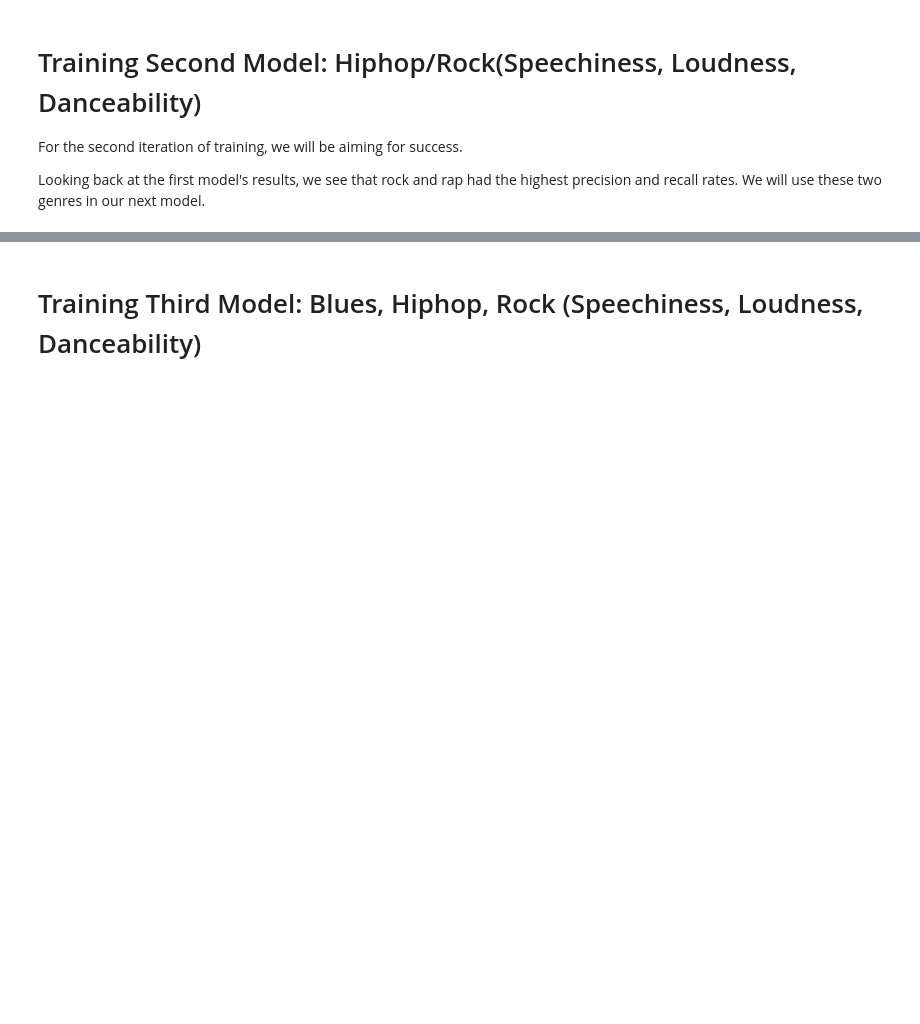
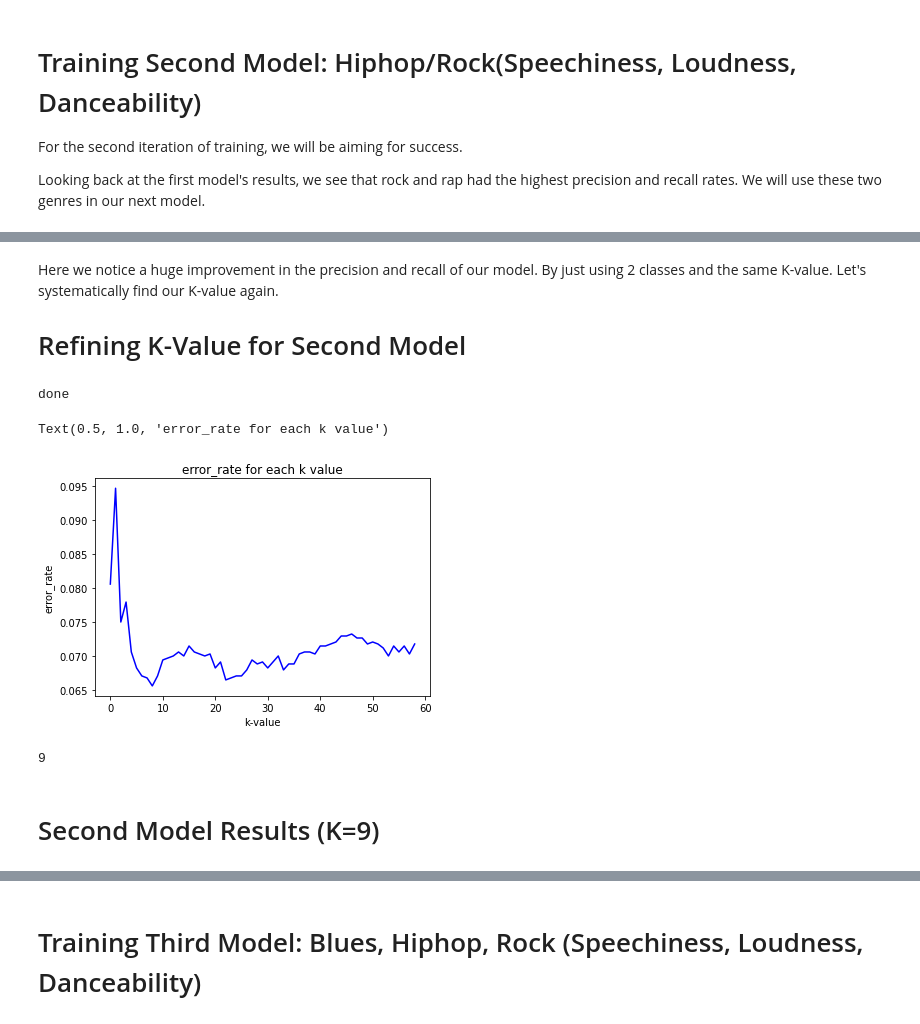
Before and after one commit to AnthonyMarin/CSCI-166-GenreClassification, a Jupyter notebook: Untitled.ipynb, the cells around one changed output, grey strips where cells are left out. Saved outputs shown, nothing was run; the diff lists cells and outputs as text; code cells hidden in the pictures; blank space fills up the shorter version.

```diff
--- a/Untitled.ipynb
+++ b/Untitled.ipynb
@@ -261,0 +336,17 @@ array([7, 7, 7, ..., 7, 7, 7], dtype=int64)
+# %%
+hh_rock_SLD = pnda.read_csv("dataSets/trainingData2/hh_rock.csv")
+scaler2 = StandardScaler()
+scaler2.fit(hh_rock_SLD.drop('target',axis=1))
+scaled_features2 = scaler2.transform(hh_rock_SLD.drop('target',axis = 1))
+
+hh_rock_SLD_features = pnda.DataFrame(scaled_features2, columns = hh_rock_SLD.columns[:-1])
+
+x2 = hh_rock_SLD_features
+y2 = hh_rock_SLD['target']
+
+x_train2,x_test2,y_train2,y_test2  = train_test_split(x2,y2,test_size=0.3, random_state = 30, shuffle = True)
+
+knn2 = KNeighborsClassifier(n_neighbors = 59, p = 2, metric = 'euclidean')
+knn2.fit(x_train2,y_train2)
+prediction2 = knn2.predict(x_test2)
+prediction2
@@ -274,0 +368,40 @@ weighted avg       0.91      0.91      0.91      3399
+# %% [markdown]
+Here we notice a huge improvement in the precision and recall of our model. By just using 2 classes and the same K-value. Let's systematically find our K-value again.
+   # Refining K-Value for Second Model
+# %%
+
+error_rate2 = []
+
+for i in range(1,60):  #gather error_rates
+
+    knn2 = KNeighborsClassifier(n_neighbors=i)
+    knn2.fit(x_train2, y_train2)
+    prediction_i2 = knn2.predict(x_test2)
+    error_rate2.append(npy.mean(prediction_i2 != y_test2))
+# %% [output]
+done
+# %%
+ppt.plot(error_rate2, color='blue')
+
+ppt.xlabel("k-value")
+ppt.ylabel("error_rate")
+ppt.title("error_rate for each k value")
+# %% [output]
+Text(0.5, 1.0, 'error_rate for each k value')
+[figure, added]
+# %%
+minError = 100
+minPos = 1;
+index = 1;
+for i in error_rate2:
+
+    if (i < minError):
+        minError = i
+        minPos = index
+
+    index = index+1
+print (minPos)
+# %% [output]
+9
+# %% [markdown]
+# Second Model Results (K=9)
```
Also changed, not shown: parts of 20 cells of this notebook.
